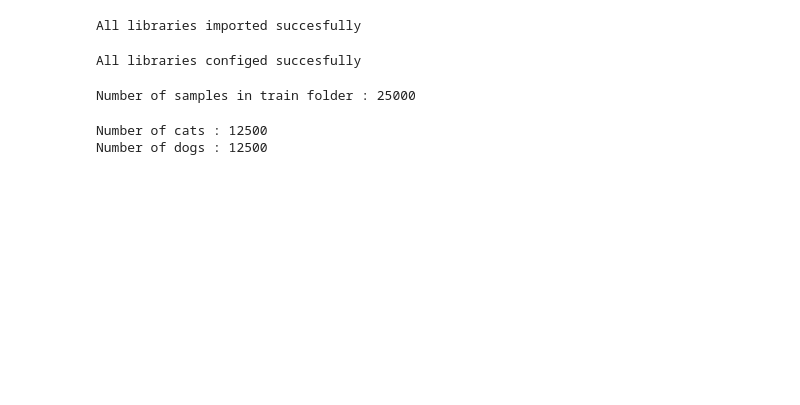
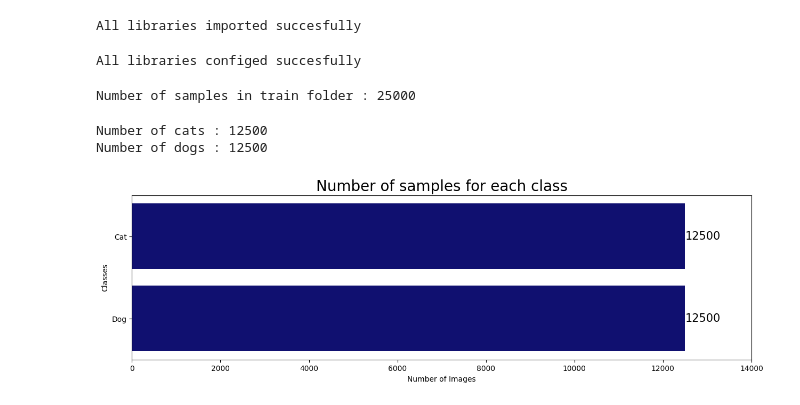
Before and after one commit to NimaPourmoradi/dogs-vs-cats, a Jupyter notebook: Cats_Vs_Dogs.ipynb, the cells around one changed output. Cells and saved outputs as stored; diff of their text form; code cells hidden in the pictures; blank space fills up the shorter version.

Commit message:
plot random images
+ Add count plot
+ plot 6 random image

```diff
--- a/Cats_Vs_Dogs.ipynb
+++ b/Cats_Vs_Dogs.ipynb
@@ -41,6 +42,20 @@ for file_name in os.listdir(train_folder) :
         dog_count+=1
 print(colored(f'Number of cats : {cat_count}', 'blue', attrs=['bold']))
 print(colored(f'Number of dogs : {dog_count}', 'blue', attrs=['bold']))
+total_count = [cat_count, dog_count]
 # %% [output]
 Number of cats : 12500
 Number of dogs : 12500
+# %%
+plt.figure(figsize=(15, 4))
+ax = sns.barplot(x=total_count, y=['Cat', 'Dog'], orient='h', color='navy')
+ax.set_xticks(np.arange(0, 14500, 2000))
+ax.set_xlabel('Number of Images')
+ax.set_ylabel('Classes')
+ax.set_title('Number of samples for each class', fontsize=20)
+for i, p in enumerate(ax.patches) :
+    ax.text(p.get_width(), p.get_y() + p.get_height() / 2.,
+            '{}'.format(total_count[i]),
+             va="center", fontsize=15)
+# %% [output]
+[figure, added]
```
Also changed, not shown: parts of 5 cells of this notebook.
